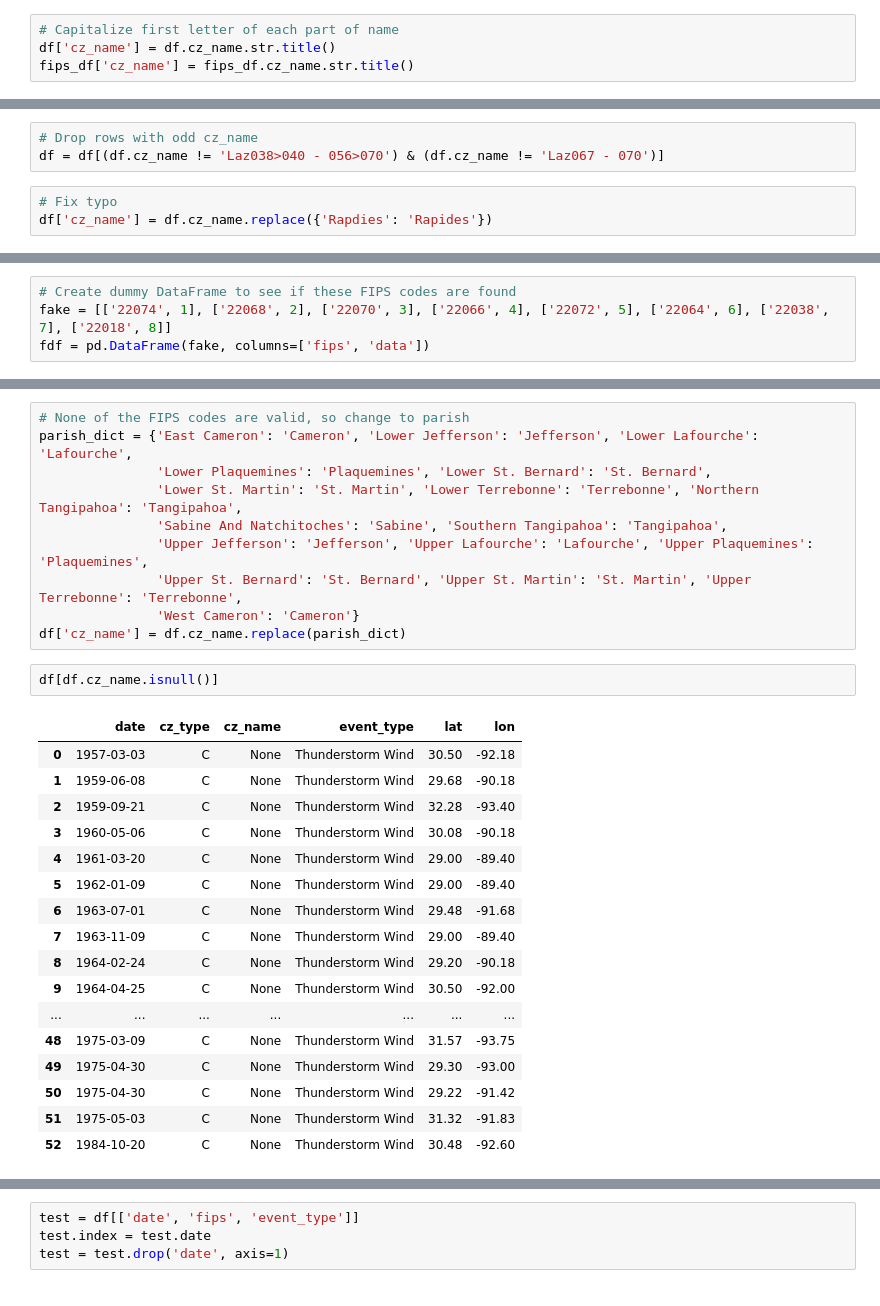
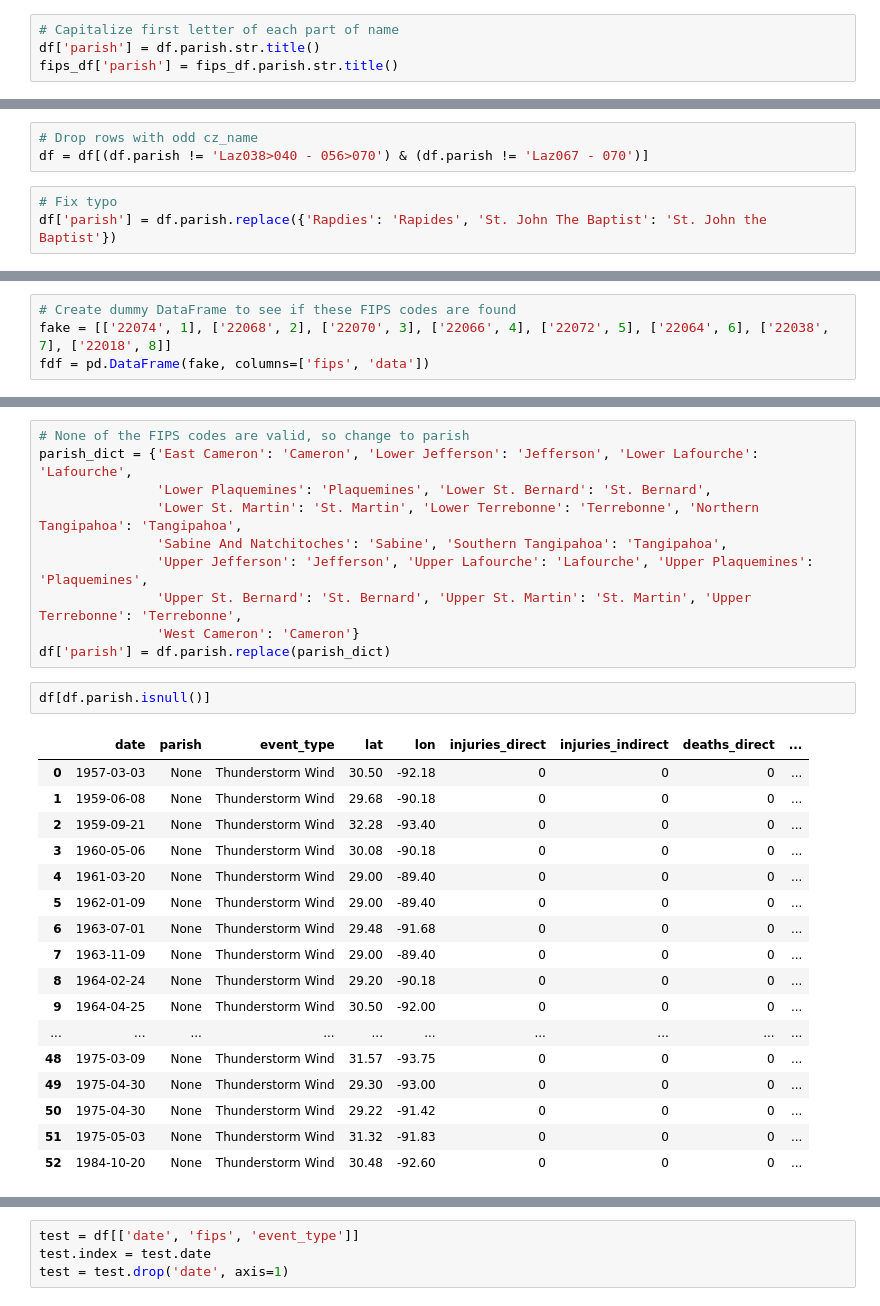
Before and after one commit to jennyrhee/flood-events, a Jupyter notebook: notebooks/data_wrangling.ipynb, the cells around one changed output, grey strips where cells are left out. Drawn from its saved outputs; the diff is of its cells as text.

```diff
--- a/notebooks/data_wrangling.ipynb
+++ b/notebooks/data_wrangling.ipynb
@@ -110,5 +111,5 @@ df.head()
 # %%
 # Capitalize first letter of each part of name
-df['cz_name'] = df.cz_name.str.title()
-fips_df['cz_name'] = fips_df.cz_name.str.title()
+df['parish'] = df.parish.str.title()
+fips_df['parish'] = fips_df.parish.str.title()
 # %%
@@ -145,9 +158,9 @@ print(df[df.cz_name == 'Laz067 - 070'])
 # %%
 # Drop rows with odd cz_name
-df = df[(df.cz_name != 'Laz038>040 - 056>070') & (df.cz_name != 'Laz067 - 070')]
+df = df[(df.parish != 'Laz038>040 - 056>070') & (df.parish != 'Laz067 - 070')]
 # %%
 # Fix typo
-df['cz_name'] = df.cz_name.replace({'Rapdies': 'Rapides'})
+df['parish'] = df.parish.replace({'Rapdies': 'Rapides', 'St. John The Baptist': 'St. John the Baptist'})
 # %%
 # Find the FIPS code for cz_name that aren't actual parishes
 check_fips = ['East Cameron', 'Lower Jefferson', 'Lower Lafourche', 'Lower Plaquemines', 'Lower St. Bernard',
@@ -275,25 +287,25 @@ parish_dict = {'East Cameron': 'Cameron', 'Lower Jefferson': 'Jefferson', 'Lower
                'Upper Jefferson': 'Jefferson', 'Upper Lafourche': 'Lafourche', 'Upper Plaquemines': 'Plaquemines',
                'Upper St. Bernard': 'St. Bernard', 'Upper St. Martin': 'St. Martin', 'Upper Terrebonne': 'Terrebonne',
                'West Cameron': 'Cameron'}
-df['cz_name'] = df.cz_name.replace(parish_dict)
+df['parish'] = df.parish.replace(parish_dict)
 # %%
-df[df.cz_name.isnull()]
+df[df.parish.isnull()]
 # %% [output]
-|  | date | cz_type | cz_name | event_type | lat | lon |
-| 0 | 1957-03-03 | C | None | Thunderstorm Wind | 30.50 | -92.18 |
-| 1 | 1959-06-08 | C | None | Thunderstorm Wind | 29.68 | -90.18 |
-| 2 | 1959-09-21 | C | None | Thunderstorm Wind | 32.28 | -93.40 |
-| 3 | 1960-05-06 | C | None | Thunderstorm Wind | 30.08 | -90.18 |
-| 4 | 1961-03-20 | C | None | Thunderstorm Wind | 29.00 | -89.40 |
-| 5 | 1962-01-09 | C | None | Thunderstorm Wind | 29.00 | -89.40 |
-| 6 | 1963-07-01 | C | None | Thunderstorm Wind | 29.48 | -91.68 |
-| 7 | 1963-11-09 | C | None | Thunderstorm Wind | 29.00 | -89.40 |
-| 8 | 1964-02-24 | C | None | Thunderstorm Wind | 29.20 | -90.18 |
-| 9 | 1964-04-25 | C | None | Thunderstorm Wind | 30.50 | -92.00 |
-| ... | ... | ... | ... | ... | ... | ... |
-| 48 | 1975-03-09 | C | None | Thunderstorm Wind | 31.57 | -93.75 |
-| 49 | 1975-04-30 | C | None | Thunderstorm Wind | 29.30 | -93.00 |
-| 50 | 1975-04-30 | C | None | Thunderstorm Wind | 29.22 | -91.42 |
-| 51 | 1975-05-03 | C | None | Thunderstorm Wind | 31.32 | -91.83 |
-| 52 | 1984-10-20 | C | None | Thunderstorm Wind | 30.48 | -92.60 |
+|  | date | parish | event_type | lat | lon | injuries_direct | injuries_indirect | deaths_direct | ... |
+| 0 | 1957-03-03 | None | Thunderstorm Wind | 30.50 | -92.18 | 0 | 0 | 0 | ... |
+| 1 | 1959-06-08 | None | Thunderstorm Wind | 29.68 | -90.18 | 0 | 0 | 0 | ... |
+| 2 | 1959-09-21 | None | Thunderstorm Wind | 32.28 | -93.40 | 0 | 0 | 0 | ... |
+| 3 | 1960-05-06 | None | Thunderstorm Wind | 30.08 | -90.18 | 0 | 0 | 0 | ... |
+| 4 | 1961-03-20 | None | Thunderstorm Wind | 29.00 | -89.40 | 0 | 0 | 0 | ... |
+| 5 | 1962-01-09 | None | Thunderstorm Wind | 29.00 | -89.40 | 0 | 0 | 0 | ... |
+| 6 | 1963-07-01 | None | Thunderstorm Wind | 29.48 | -91.68 | 0 | 0 | 0 | ... |
+| 7 | 1963-11-09 | None | Thunderstorm Wind | 29.00 | -89.40 | 0 | 0 | 0 | ... |
+| 8 | 1964-02-24 | None | Thunderstorm Wind | 29.20 | -90.18 | 0 | 0 | 0 | ... |
+| 9 | 1964-04-25 | None | Thunderstorm Wind | 30.50 | -92.00 | 0 | 0 | 0 | ... |
+| ... | ... | ... | ... | ... | ... | ... | ... | ... | ... |
+| 48 | 1975-03-09 | None | Thunderstorm Wind | 31.57 | -93.75 | 0 | 0 | 0 | ... |
+| 49 | 1975-04-30 | None | Thunderstorm Wind | 29.30 | -93.00 | 0 | 0 | 0 | ... |
+| 50 | 1975-04-30 | None | Thunderstorm Wind | 29.22 | -91.42 | 0 | 0 | 0 | ... |
+| 51 | 1975-05-03 | None | Thunderstorm Wind | 31.32 | -91.83 | 0 | 0 | 0 | ... |
+| 52 | 1984-10-20 | None | Thunderstorm Wind | 30.48 | -92.60 | 0 | 0 | 0 | ... |
 # %%
```
Also changed, not shown: parts of 23 cells of this notebook.
